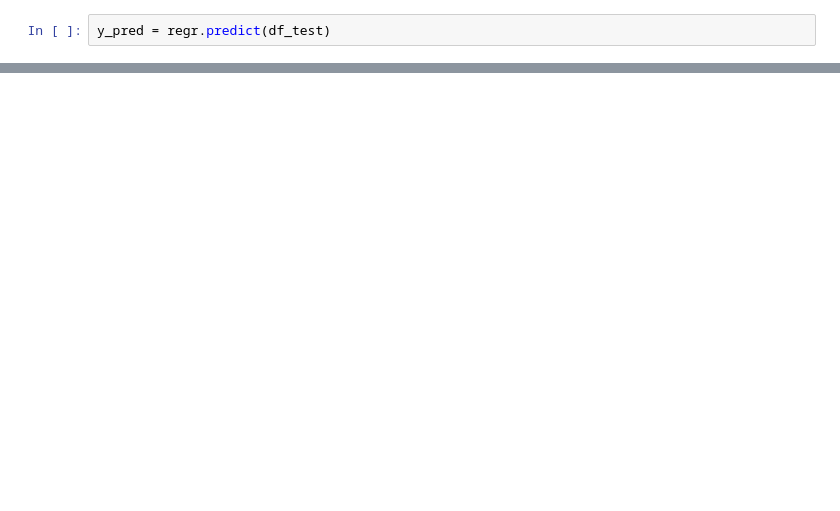
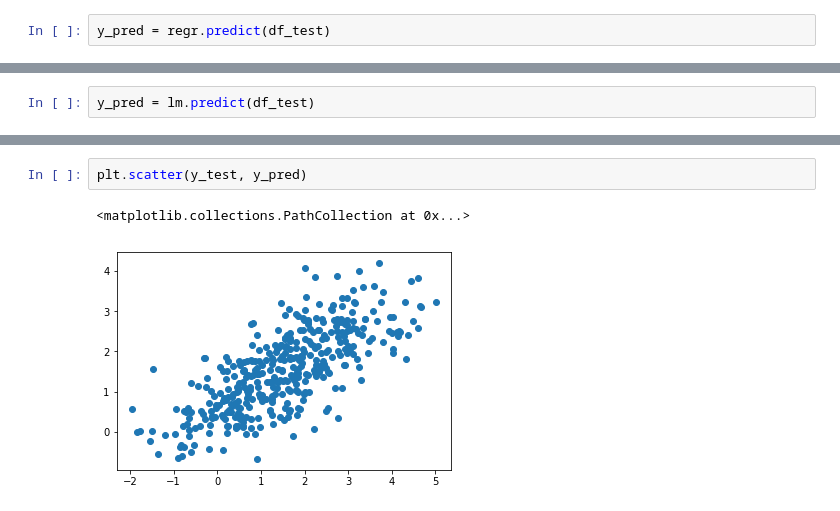
Before and after one commit to cbare/Etudes, a Jupyter notebook: notebooks/random_forest_regression_example.ipynb, the cells around one changed output, grey strips where cells are left out. Drawn from its saved outputs; the diff is of its cells as text; blank space fills up the shorter version.

```diff
--- a/notebooks/random_forest_regression_example.ipynb
+++ b/notebooks/random_forest_regression_example.ipynb
@@ -82,0 +115,2 @@ plt.scatter(y_test, y_pred)
+# %%
+y_pred = lm.predict(df_test)
@@ -82,0 +123,5 @@ plt.scatter(y_test, y_pred)
+# %%
+plt.scatter(y_test, y_pred)
+# %% [output]
+<matplotlib.collections.PathCollection at 0x...>
+[figure, added]
```
Also changed, not shown: parts of 37 cells of this notebook.
